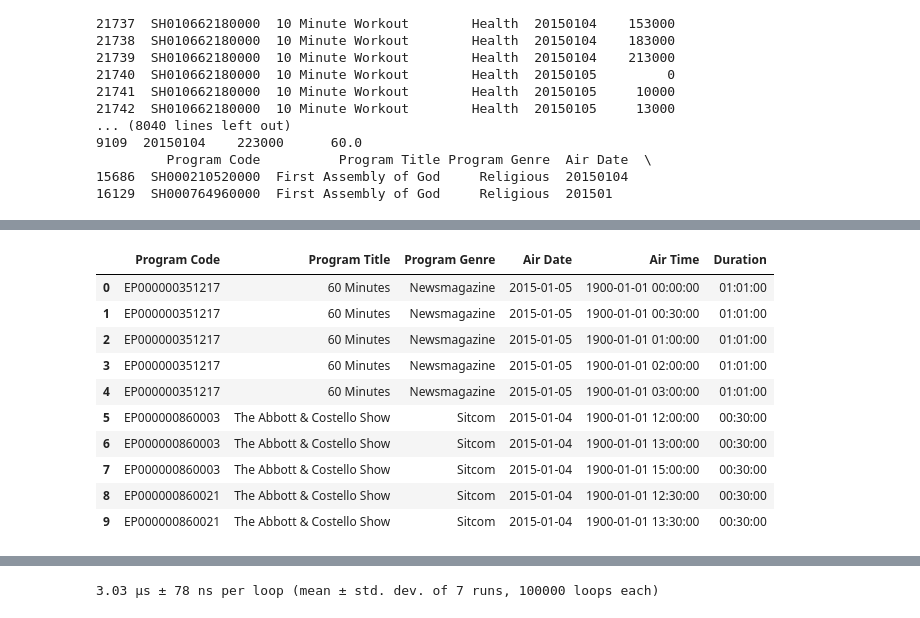
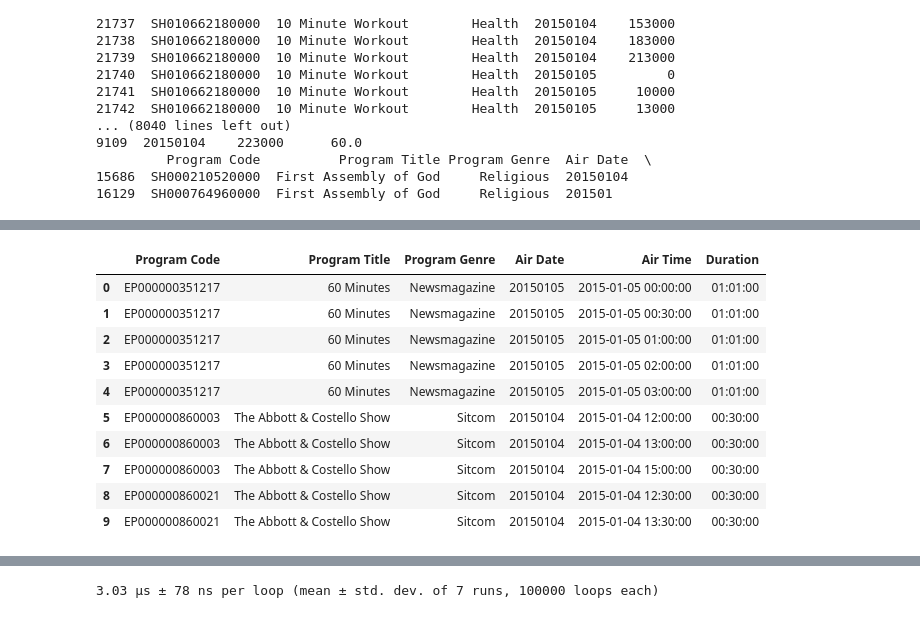
Before and after one commit to bareini/Genre-Prediction-with-Structured-Models, a Jupyter notebook: create_tuning.ipynb, the cells around one changed output, grey strips where cells are left out. Saved outputs shown, nothing was run; the diff lists cells and outputs as text; code cells hidden in the pictures.

```diff
--- a/create_tuning.ipynb
+++ b/create_tuning.ipynb
@@ -6,20 +7,3 @@ import numpy as np
 
 base_directory = os.path.abspath(os.curdir)
 data_directory = os.path.join(base_directory, "data")
-# %%
-file_path = os.path.join(data_directory,'SintecMedia.rpt_raw_data.date_2015-01-04.2015-01-12.pd')
-tuning_headers = ['mso_code', 'device_id', 'event_date', 'event_time', 'event_type', 'event_value', 'event_name', 'event_id']
-Tuning = namedtuple("Tuning", ",".join(tuning_headers))
-tuning_dtypes_list = [int, str, str, str, str, int, str, int]
-
-prog_headers = ['mso_code', 'device_id', 'event_date', 'event_time', 'station_num', 'prog_code']
-prog_dtypes_list = [int, str, str, str, int, str]
-
-Prog = namedtuple("Prog", ",".join(prog_headers))
-# with open(, 'r') as file:
-#     for idx, line in enumerate(file):
-#         if idx > 10:
-#             break
-#         print(line)
-
-# df_tuning = pd.read_csv(file_path, sep='|',header=None, names=headers, dtype=dtypes_list)
@@ -45,8 +71,9 @@ with open(file_path, 'r') as file:
     for idx, line in enumerate(file):
         top_idx = idx
         p_v = Prog._make(line.split("|"))
-#         if t_l.event_date not in dates:
-#         print(set([t_l.event_date]))
-        dates = dates.union(set([t_l.event_date]))
+        if p_v.station_num == 'ESPNHD':
+            print(p_v)
+            break
+        dates = dates.union(set([p_v.event_date]))
 top_idx, dates
 # %% [output]
@@ -287,41 +382,46 @@ df_tuning.loc[df_tuning['Device ID'] == device_id]
 # %%
 temp_series = df_daily_program['Duration'].fillna(0).astype('int')
 df_daily_program['Duration'] = pd.to_timedelta(temp_series, unit='m')
 
 df_daily_program["Air Time"] = df_daily_program['Air Time'].astype(int).astype('str').str.pad(6, side='left', fillchar='0')
-df_daily_program["Air Time"] = pd.to_datetime(df_daily_program['Air Time'], format='%H%M%S')
-df_daily_program["Air Date"] = pd.to_datetime(df_daily_program['Air Date'], format='%Y%m%d')
+# df_daily_program["Air Time"] = pd.to_datetime(df_daily_program['Air Time'], format='%H%M%S')
+# df_daily_program["Air Date"] = pd.to_datetime(df_daily_program['Air Date'], format='%Y%m%d')
 # Calc End Time
+df_daily_program["Air Date"] = df_daily_program["Air Date"].astype(str)
+
+data_ = [" ".join(line) for line in zip(df_daily_program['Air Date'], df_daily_program['Air Time'])]
+
+df_daily_program['Air Time'] = pd.to_datetime(data_, format='%Y%m%d %H%M%S')
 
 # # df_daily_program = df_program_viewing.rename(index=str, columns={"Event Time": "event_time"})
 # # df_program_viewing['End_Time'] = ''
 # # df_program_viewing['End_Time'] = df_program_viewing.event_time.shift(-1)
 # # List of last index in every Device ID
 # # idx_last_group = [idx[-1] for idx in df_program_viewing.groupby('Device ID').groups.values()]
 # # idx_last_group = list(map(int, idx_last_group))
 # # Delete the last (becouse we don't have end time)
 # # df_program_viewing = df_program_viewing.dropna()
 
 
 
 df_daily_program.head(10)
 # a = set()
 # # a.update([1,2,3])
 # # a.update([1,3,5])
 
 
 # a.update(df_program_viewing['Device ID'].head(10).index)
 # a
 # %% [output]
 |  | Program Code | Program Title | Program Genre | Air Date | Air Time | Duration |
-| 0 | EP000000351217 | 60 Minutes | Newsmagazine | 2015-01-05 | 1900-01-01 00:00:00 | 01:01:00 |
-| 1 | EP000000351217 | 60 Minutes | Newsmagazine | 2015-01-05 | 1900-01-01 00:30:00 | 01:01:00 |
-| 2 | EP000000351217 | 60 Minutes | Newsmagazine | 2015-01-05 | 1900-01-01 01:00:00 | 01:01:00 |
-| 3 | EP000000351217 | 60 Minutes | Newsmagazine | 2015-01-05 | 1900-01-01 02:00:00 | 01:01:00 |
-| 4 | EP000000351217 | 60 Minutes | Newsmagazine | 2015-01-05 | 1900-01-01 03:00:00 | 01:01:00 |
-| 5 | EP000000860003 | The Abbott & Costello Show | Sitcom | 2015-01-04 | 1900-01-01 12:00:00 | 00:30:00 |
-| 6 | EP000000860003 | The Abbott & Costello Show | Sitcom | 2015-01-04 | 1900-01-01 13:00:00 | 00:30:00 |
-| 7 | EP000000860003 | The Abbott & Costello Show | Sitcom | 2015-01-04 | 1900-01-01 15:00:00 | 00:30:00 |
-| 8 | EP000000860021 | The Abbott & Costello Show | Sitcom | 2015-01-04 | 1900-01-01 12:30:00 | 00:30:00 |
-| 9 | EP000000860021 | The Abbott & Costello Show | Sitcom | 2015-01-04 | 1900-01-01 13:30:00 | 00:30:00 |
+| 0 | EP000000351217 | 60 Minutes | Newsmagazine | 20150105 | 2015-01-05 00:00:00 | 01:01:00 |
+| 1 | EP000000351217 | 60 Minutes | Newsmagazine | 20150105 | 2015-01-05 00:30:00 | 01:01:00 |
+| 2 | EP000000351217 | 60 Minutes | Newsmagazine | 20150105 | 2015-01-05 01:00:00 | 01:01:00 |
+| 3 | EP000000351217 | 60 Minutes | Newsmagazine | 20150105 | 2015-01-05 02:00:00 | 01:01:00 |
+| 4 | EP000000351217 | 60 Minutes | Newsmagazine | 20150105 | 2015-01-05 03:00:00 | 01:01:00 |
+| 5 | EP000000860003 | The Abbott & Costello Show | Sitcom | 20150104 | 2015-01-04 12:00:00 | 00:30:00 |
+| 6 | EP000000860003 | The Abbott & Costello Show | Sitcom | 20150104 | 2015-01-04 13:00:00 | 00:30:00 |
+| 7 | EP000000860003 | The Abbott & Costello Show | Sitcom | 20150104 | 2015-01-04 15:00:00 | 00:30:00 |
+| 8 | EP000000860021 | The Abbott & Costello Show | Sitcom | 20150104 | 2015-01-04 12:30:00 | 00:30:00 |
+| 9 | EP000000860021 | The Abbott & Costello Show | Sitcom | 20150104 | 2015-01-04 13:30:00 | 00:30:00 |
 # %%
```
Also changed, not shown: parts of 27 cells of this notebook.
